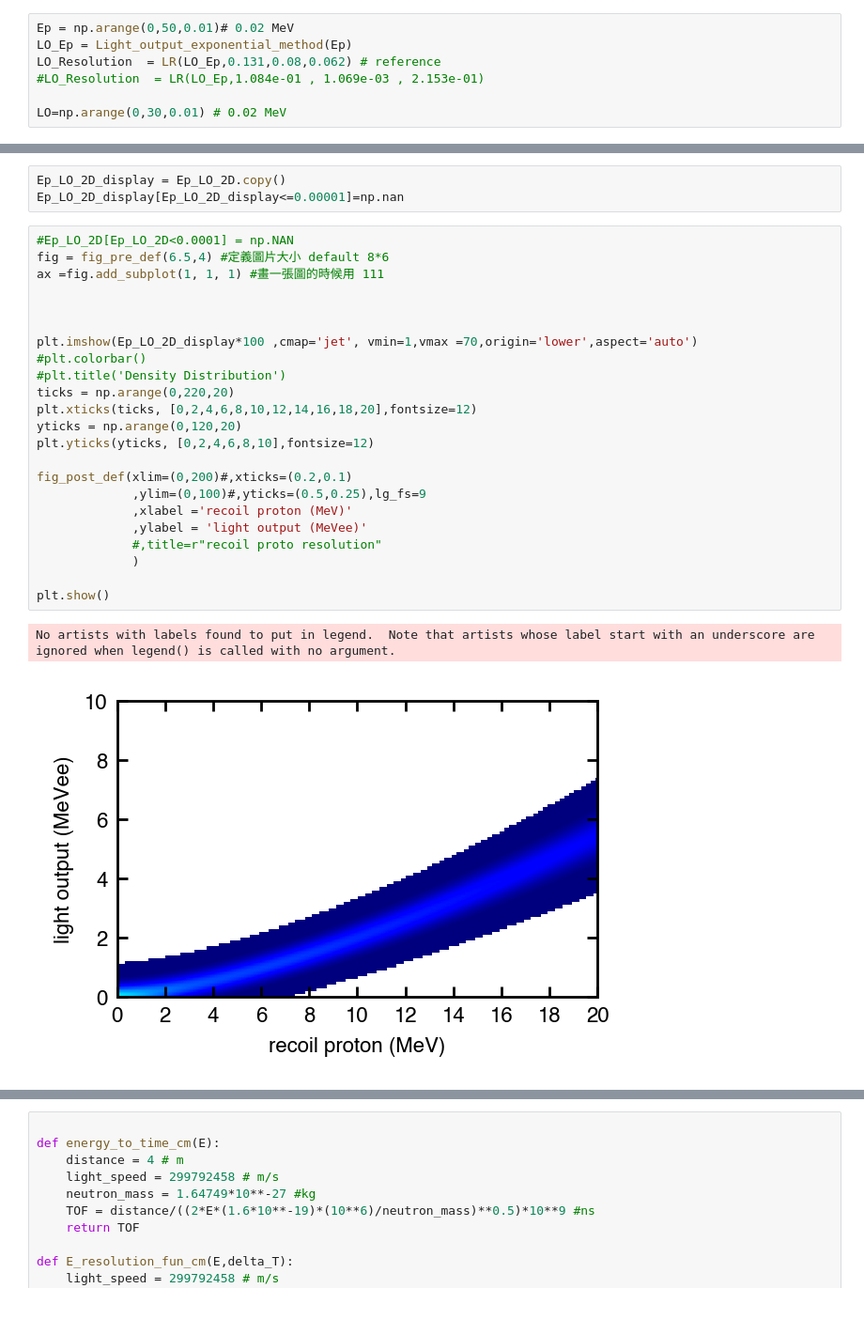
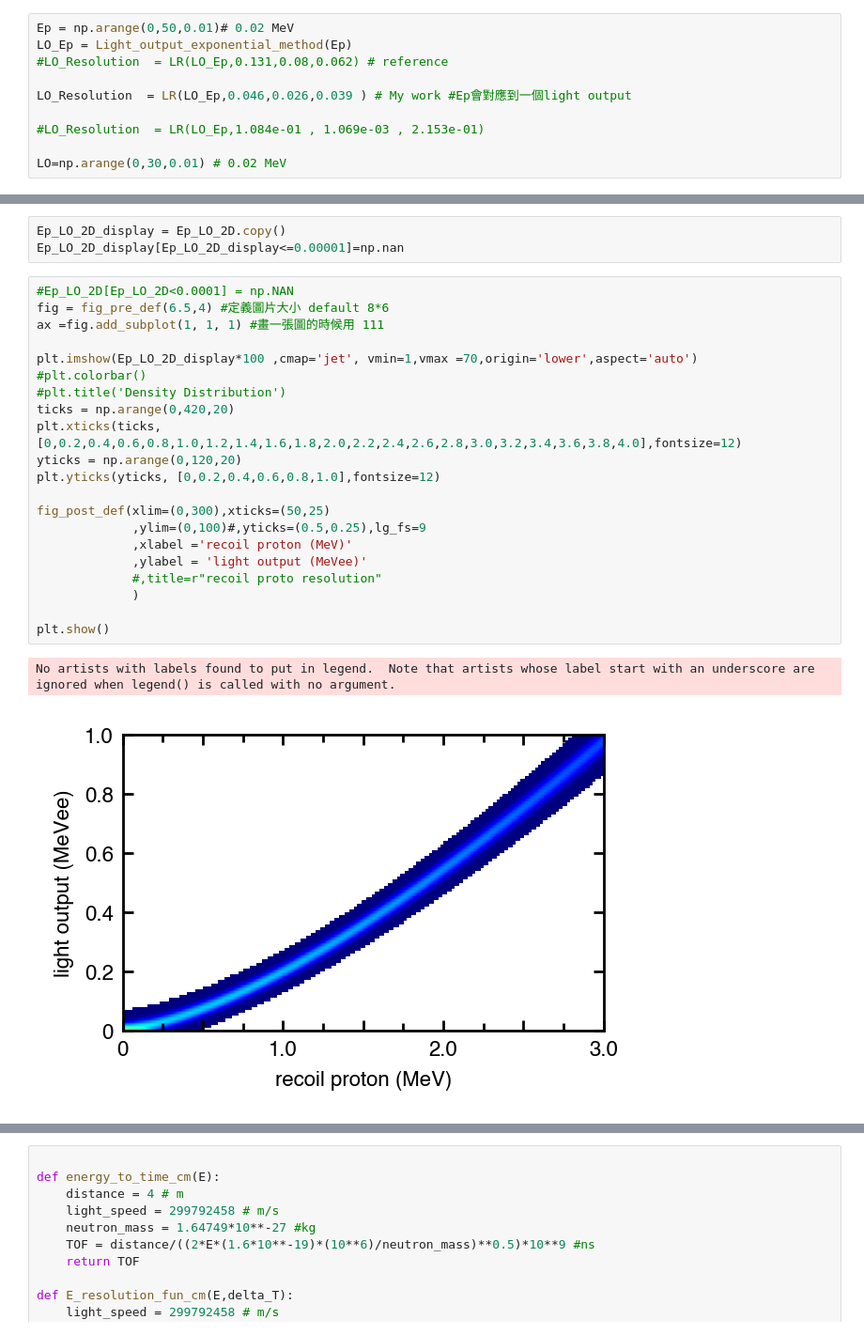
Before and after one commit to ShawnTHLIN/Neutron_research_code, a Jupyter notebook: AmBe/TOF_parameter.ipynb, the cells around one changed output, grey strips where cells are left out. Shown at 94% size. Cells and saved outputs as stored; diff of their text form.

```diff
--- a/AmBe/TOF_parameter.ipynb
+++ b/AmBe/TOF_parameter.ipynb
@@ -485,7 +500,10 @@ No artists with labels found to put in legend.  Note that artists whose label st
 # %%
 Ep = np.arange(0,50,0.01)# 0.02 MeV
 LO_Ep = Light_output_exponential_method(Ep)
-LO_Resolution  = LR(LO_Ep,0.131,0.08,0.062) # reference
+#LO_Resolution  = LR(LO_Ep,0.131,0.08,0.062) # reference
+
+LO_Resolution  = LR(LO_Ep,0.046,0.026,0.039 ) # My work #Ep會對應到一個light output
+
 #LO_Resolution  = LR(LO_Ep,1.084e-01 , 1.069e-03 , 2.153e-01)
 
 LO=np.arange(0,30,0.01) # 0.02 MeV
@@ -510,26 +539,24 @@ Ep_LO_2D_display[Ep_LO_2D_display<=0.00001]=np.nan
 # %%
 #Ep_LO_2D[Ep_LO_2D<0.0001] = np.NAN
 fig = fig_pre_def(6.5,4) #定義圖片大小 default 8*6
 ax =fig.add_subplot(1, 1, 1) #畫一張圖的時候用 111
 
-
-
 plt.imshow(Ep_LO_2D_display*100 ,cmap='jet', vmin=1,vmax =70,origin='lower',aspect='auto')
 #plt.colorbar()
 #plt.title('Density Distribution')
-ticks = np.arange(0,220,20)
-plt.xticks(ticks, [0,2,4,6,8,10,12,14,16,18,20],fontsize=12)
+ticks = np.arange(0,420,20)
+plt.xticks(ticks, [0,0.2,0.4,0.6,0.8,1.0,1.2,1.4,1.6,1.8,2.0,2.2,2.4,2.6,2.8,3.0,3.2,3.4,3.6,3.8,4.0],fontsize=12)
 yticks = np.arange(0,120,20)
-plt.yticks(yticks, [0,2,4,6,8,10],fontsize=12)
+plt.yticks(yticks, [0,0.2,0.4,0.6,0.8,1.0],fontsize=12)
 
-fig_post_def(xlim=(0,200)#,xticks=(0.2,0.1)
+fig_post_def(xlim=(0,300),xticks=(50,25)
              ,ylim=(0,100)#,yticks=(0.5,0.25),lg_fs=9
              ,xlabel ='recoil proton (MeV)'
              ,ylabel = 'light output (MeVee)'
              #,title=r"recoil proto resolution"
              )
 
 plt.show()
 # %% [output]
 No artists with labels found to put in legend.  Note that artists whose label start with an underscore are ignored when legend() is called with no argument.
-[figure, old version]
+[figure, new version]
```
Also changed, not shown: parts of 77 cells of this notebook, 15 other files.
